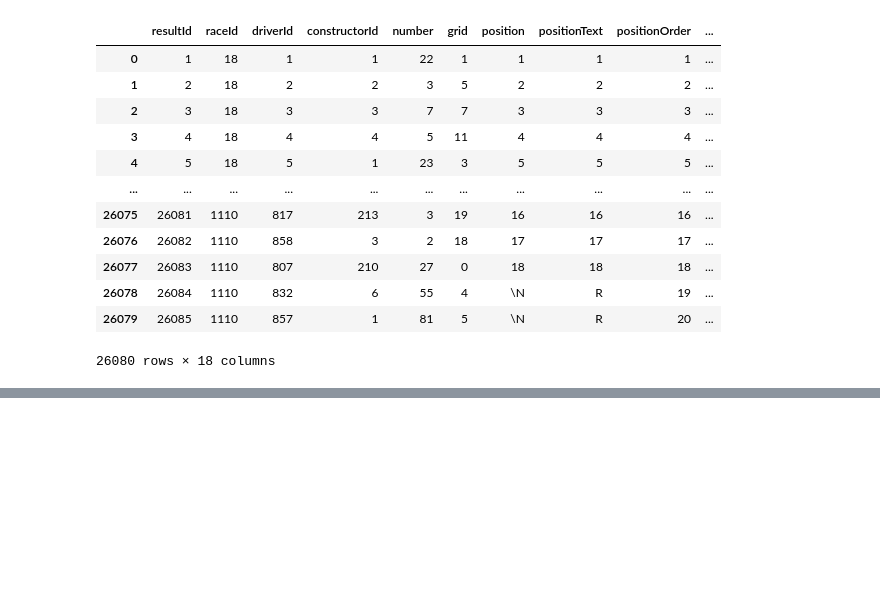
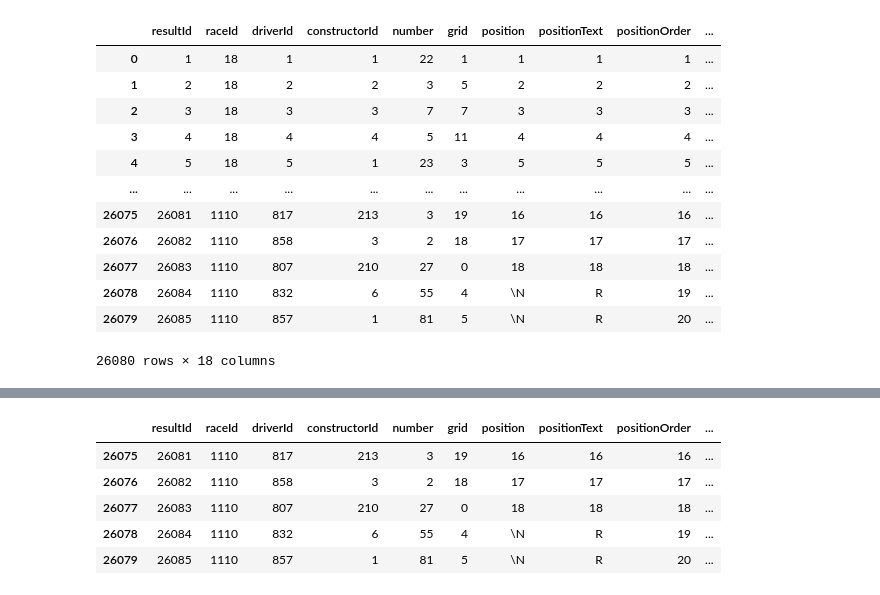
Before and after one commit to ZandomeneghiChiara/F1_Project, a Jupyter notebook: F1_Project_Prog.ipynb, the cells around one changed output, grey strips where cells are left out. Saved outputs shown, nothing was run; the diff lists cells and outputs as text; code cells hidden in the pictures; blank space fills up the shorter version.

```diff
--- a/F1_Project_Prog.ipynb
+++ b/F1_Project_Prog.ipynb
@@ -115,0 +89,9 @@ None
+# %%
+df.tail()
+# %% [output]
+|  | resultId | raceId | driverId | constructorId | number | grid | position | positionText | positionOrder | ... |
+| 26075 | 26081 | 1110 | 817 | 213 | 3 | 19 | 16 | 16 | 16 | ... |
+| 26076 | 26082 | 1110 | 858 | 3 | 2 | 18 | 17 | 17 | 17 | ... |
+| 26077 | 26083 | 1110 | 807 | 210 | 27 | 0 | 18 | 18 | 18 | ... |
+| 26078 | 26084 | 1110 | 832 | 6 | 55 | 4 | \N | R | 19 | ... |
+| 26079 | 26085 | 1110 | 857 | 1 | 81 | 5 | \N | R | 20 | ... |
```
Also changed, not shown: parts of 34 cells of this notebook.
